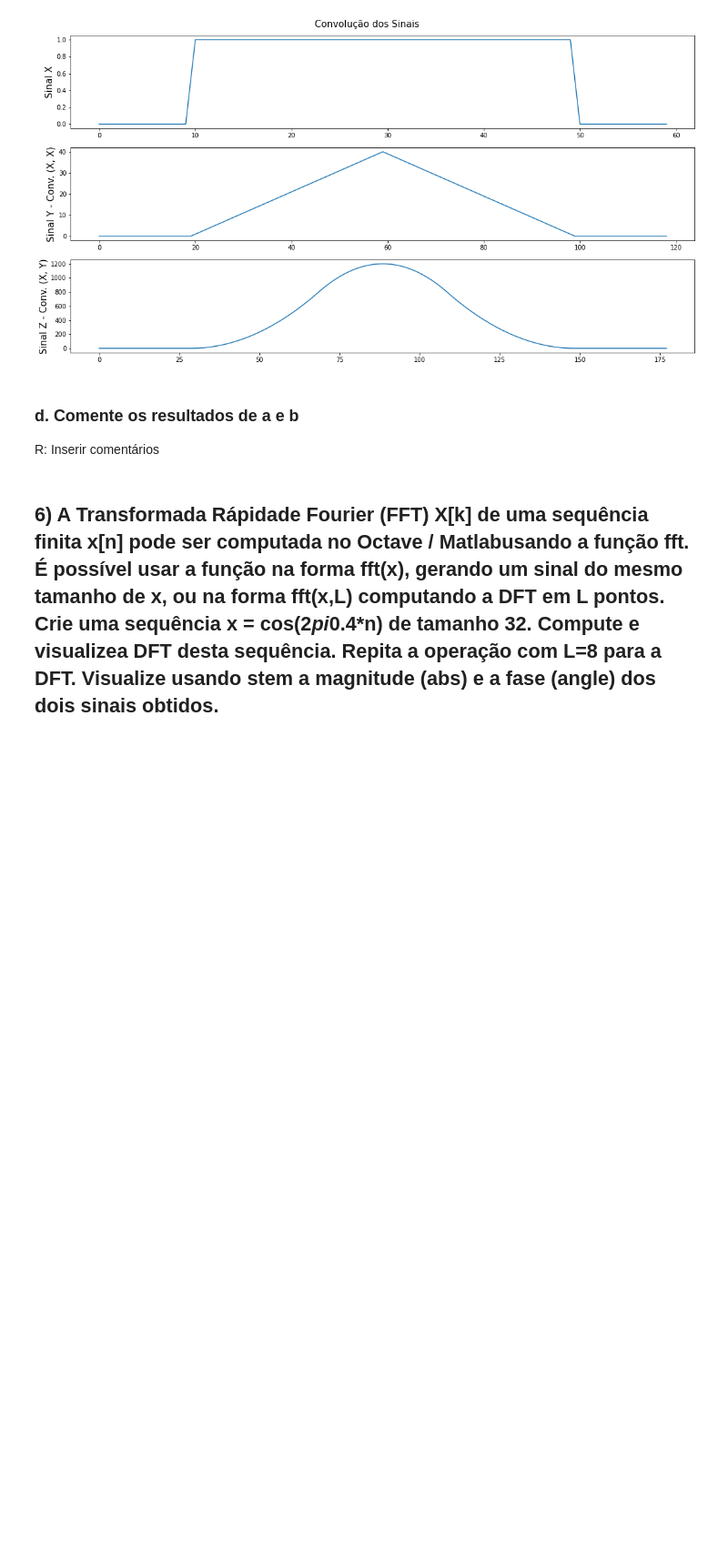
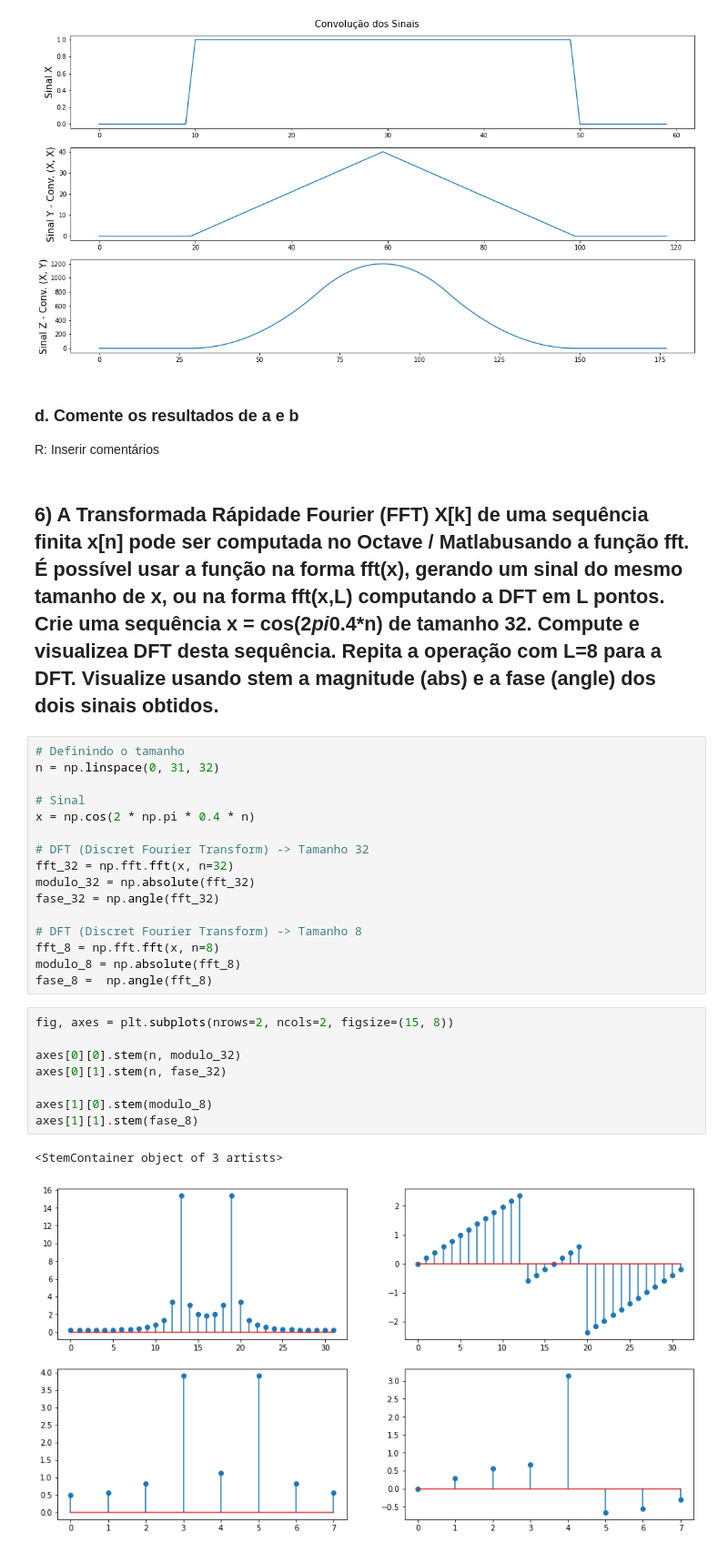
Before and after one commit to viniciusparede/te912-work1, a Jupyter notebook: experimento1.ipynb, the cells around one changed output. Shown at 91% size. Drawn from its saved outputs; the diff is of its cells as text; blank space fills up the shorter version.

```diff
--- a/experimento1.ipynb
+++ b/experimento1.ipynb
@@ -332,3 +332,30 @@ fig.tight_layout()
 R: Inserir comentários
 # %% [markdown]
 ## 6) A Transformada Rápidade Fourier (FFT) X[k] de uma sequência finita x[n] pode ser computada no Octave / Matlabusando a função fft. É possível usar a função na forma fft(x), gerando um sinal do mesmo tamanho de x, ou na forma fft(x,L) computando  a DFT  em L pontos.  Crie  uma sequência x  =  cos(2*pi*0.4*n) de tamanho  32.  Compute  e  visualizea DFT  desta sequência.  Repita  a  operação com L=8 para a DFT. Visualize usando stem a magnitude (abs) e a fase (angle) dos dois sinais obtidos.
+# %%
+# Definindo o tamanho
+n = np.linspace(0, 31, 32)
+
+# Sinal
+x = np.cos(2 * np.pi * 0.4 * n)
+
+# DFT (Discret Fourier Transform) -> Tamanho 32
+fft_32 = np.fft.fft(x, n=32)
+modulo_32 = np.absolute(fft_32)
+fase_32 = np.angle(fft_32)
+
+# DFT (Discret Fourier Transform) -> Tamanho 8
+fft_8 = np.fft.fft(x, n=8)
+modulo_8 = np.absolute(fft_8)
+fase_8 =  np.angle(fft_8)
+# %%
+fig, axes = plt.subplots(nrows=2, ncols=2, figsize=(15, 8))
+
+axes[0][0].stem(n, modulo_32)
+axes[0][1].stem(n, fase_32)
+
+axes[1][0].stem(modulo_8)
+axes[1][1].stem(fase_8)
+# %% [output]
+<StemContainer object of 3 artists>
+[figure, added]
```
Also changed, not shown: parts of 8 cells of this notebook.
